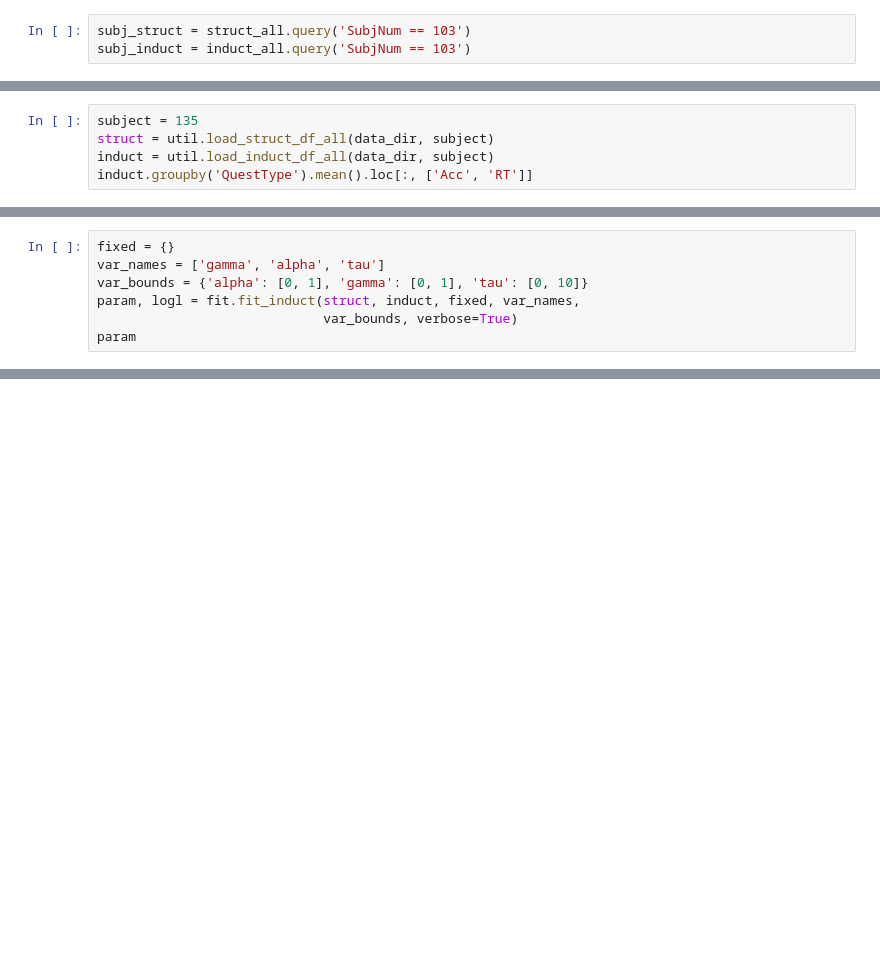
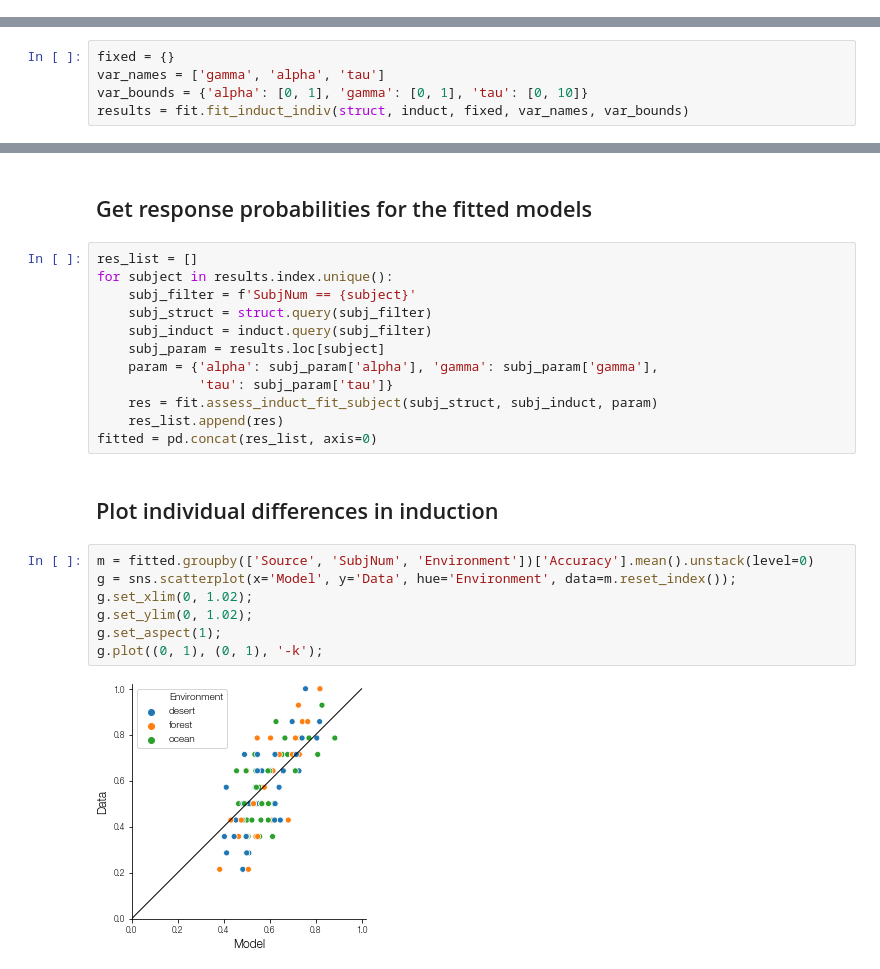
Before and after one commit to prestonlab/tesser_successor, a Jupyter notebook: demo_fitting.ipynb, the cells around one changed output, grey strips where cells are left out. Cells and saved outputs as stored; diff of their text form; blank space fills up the shorter version.

Commit message:
notebook showing individual and group statistics for data and model

```diff
--- a/demo_fitting.ipynb
+++ b/demo_fitting.ipynb
@@ -47,3 +16,0 @@ struct_all
-# %%
-subj_struct = struct_all.query('SubjNum == 103')
-subj_induct = induct_all.query('SubjNum == 103')
@@ -107,5 +16,0 @@ h = ax.hlines(.5, xlim[0], xlim[1], linestyles='dashed')
-# %%
-subject = 135
-struct = util.load_struct_df_all(data_dir, subject)
-induct = util.load_induct_df_all(data_dir, subject)
-induct.groupby('QuestType').mean().loc[:, ['Acc', 'RT']]
@@ -119,7 +20,5 @@ induct.groupby('QuestType').mean().loc[:, ['Acc', 'RT']]
 fixed = {}
 var_names = ['gamma', 'alpha', 'tau']
 var_bounds = {'alpha': [0, 1], 'gamma': [0, 1], 'tau': [0, 10]}
-param, logl = fit.fit_induct(struct, induct, fixed, var_names,
-                             var_bounds, verbose=True)
-param
+results = fit.fit_induct_indiv(struct, induct, fixed, var_names, var_bounds)
 # %% [output]
@@ -144,0 +75,25 @@ fig = sr.plot_sr(srm, str(subject), gamma=param['gamma'], alpha=param['alpha'])
+# %% [markdown]
+## Get response probabilities for the fitted models
+# %%
+res_list = []
+for subject in results.index.unique():
+    subj_filter = f'SubjNum == {subject}'
+    subj_struct = struct.query(subj_filter)
+    subj_induct = induct.query(subj_filter)
+    subj_param = results.loc[subject]
+    param = {'alpha': subj_param['alpha'], 'gamma': subj_param['gamma'],
+             'tau': subj_param['tau']}
+    res = fit.assess_induct_fit_subject(subj_struct, subj_induct, param)
+    res_list.append(res)
+fitted = pd.concat(res_list, axis=0)
+# %% [markdown]
+## Plot individual differences in induction
+# %%
+m = fitted.groupby(['Source', 'SubjNum', 'Environment'])['Accuracy'].mean().unstack(level=0)
+g = sns.scatterplot(x='Model', y='Data', hue='Environment', data=m.reset_index());
+g.set_xlim(0, 1.02);
+g.set_ylim(0, 1.02);
+g.set_aspect(1);
+g.plot((0, 1), (0, 1), '-k');
+# %% [output]
+[figure, added]
```
Also changed, not shown: parts of 18 cells of this notebook.
